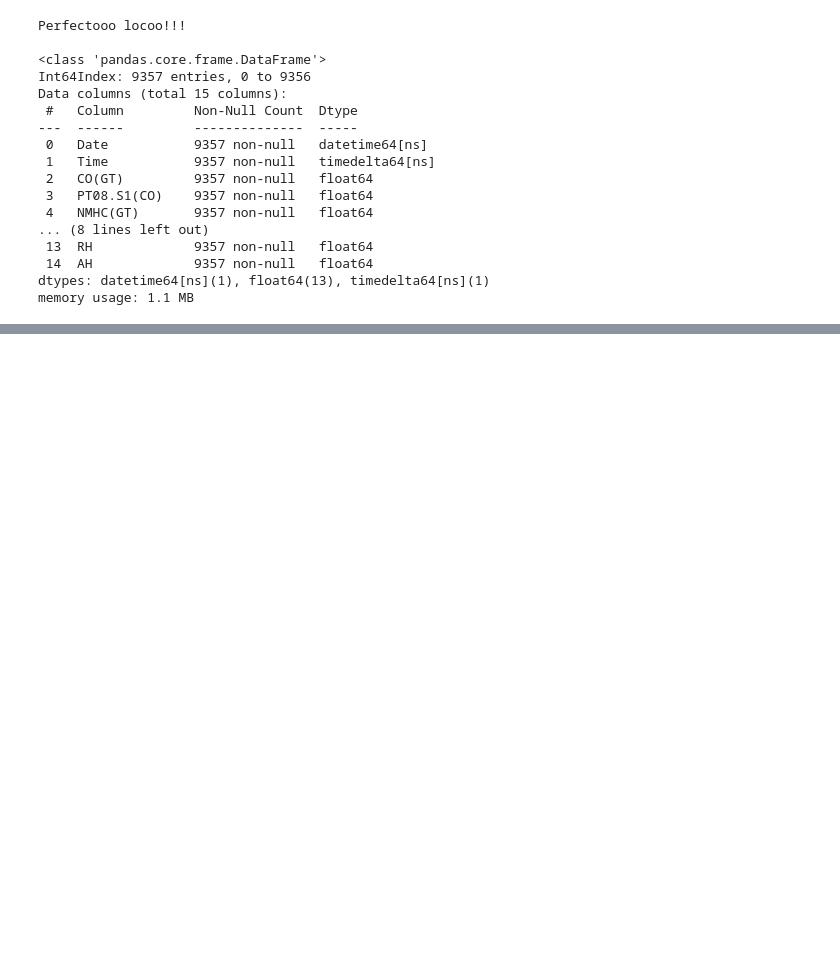
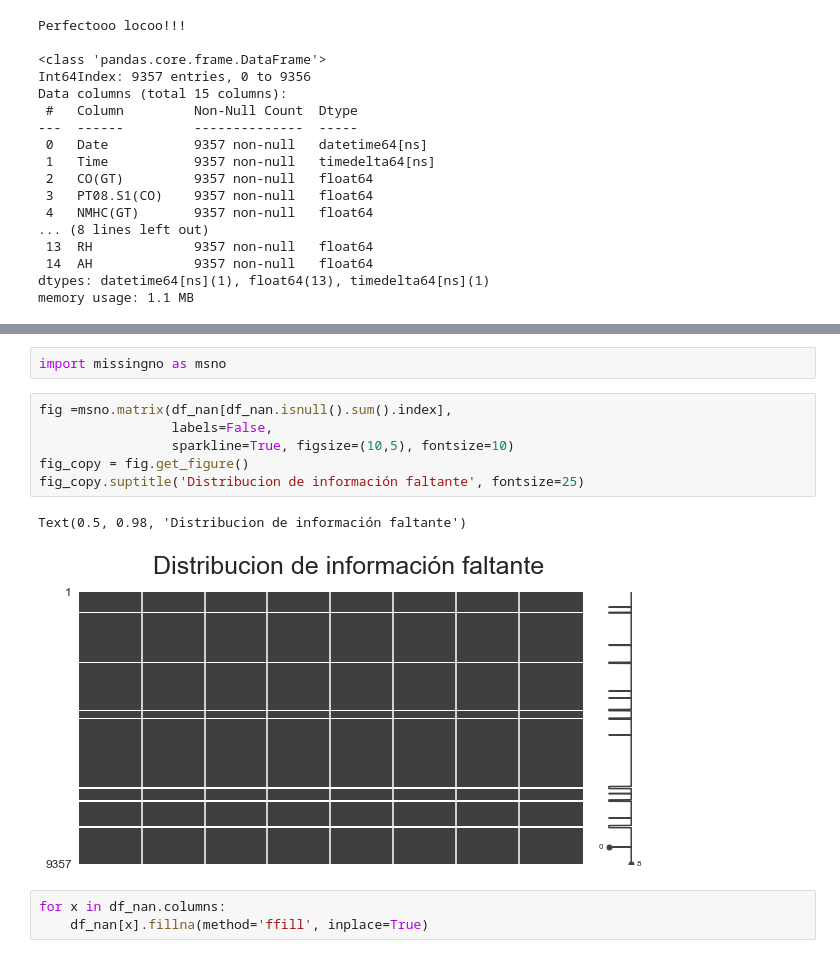
Before and after one commit to Bhernandez-dot/Air_Quality_Forecasting, a Jupyter notebook: proyecto.ipynb, the cells around one changed output, grey strips where cells are left out. Drawn from its saved outputs; the diff is of its cells as text; blank space fills up the shorter version.

```diff
--- a/proyecto.ipynb
+++ b/proyecto.ipynb
@@ -145 +148,15 @@ memory usage: 103.4 KB
+# %%
+import missingno as msno
+# %%
+fig =msno.matrix(df_nan[df_nan.isnull().sum().index],
+                 labels=False,
+                 sparkline=True, figsize=(10,5), fontsize=10)
+fig_copy = fig.get_figure()
+fig_copy.suptitle('Distribucion de información faltante', fontsize=25)
+# %% [output]
+Text(0.5, 0.98, 'Distribucion de información faltante')
+[figure, added]
+# %%
+for x in df_nan.columns:
+    df_nan[x].fillna(method='ffill', inplace=True)
 # %%
```
Also changed, not shown: parts of 19 cells of this notebook.
